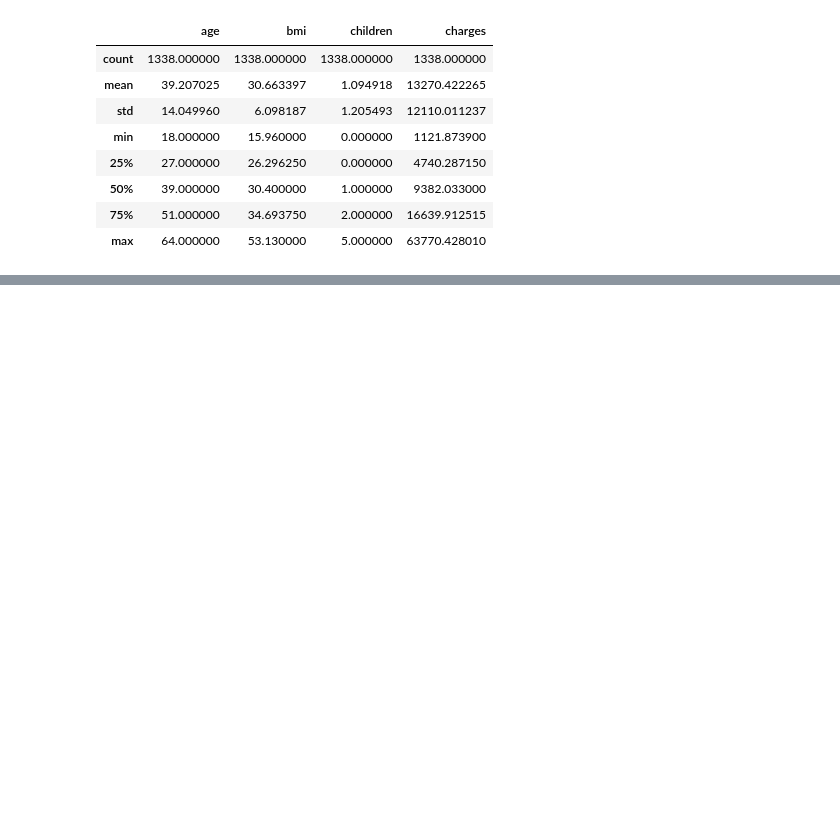
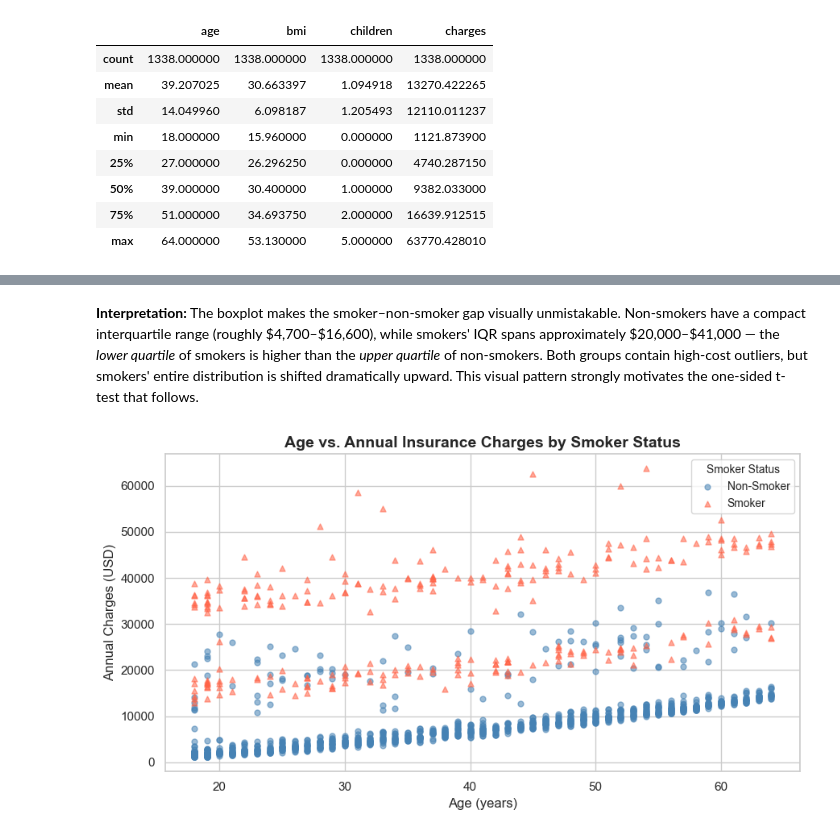
Before and after one commit to sbodrero/conduct-a-statistical-analysis-using-python, a Jupyter notebook: analysis.ipynb, the cells around one changed output, grey strips where cells are left out. Drawn from its saved outputs; the diff is of its cells as text; code cells hidden in the pictures; blank space fills up the shorter version.

```diff
--- a/analysis.ipynb
+++ b/analysis.ipynb
@@ -120,0 +250,26 @@ df.describe()
+# %% [markdown]
+**Interpretation:** The boxplot makes the smoker–non-smoker gap visually unmistakable. Non-smokers have a compact interquartile range (roughly \$4,700–\$16,600), while smokers' IQR spans approximately \$20,000–\$41,000 — the *lower quartile* of smokers is higher than the *upper quartile* of non-smokers. Both groups contain high-cost outliers, but smokers' entire distribution is shifted dramatically upward. This visual pattern strongly motivates the one-sided t-test that follows.
+# %%
+fig, ax = plt.subplots(figsize=(9, 5))
+
+for label, colour, marker in [("no", "steelblue", "o"), ("yes", "tomato", "^")]:
+    subset = df[df["smoker"] == label]
+    ax.scatter(
+        subset["age"],
+        subset["charges"],
+        c=colour,
+        marker=marker,
+        alpha=0.55,
+        s=25,
+        label="Smoker" if label == "yes" else "Non-Smoker"
+    )
+
+ax.set_title("Age vs. Annual Insurance Charges by Smoker Status", fontsize=14, fontweight="bold")
+ax.set_xlabel("Age (years)", fontsize=12)
+ax.set_ylabel("Annual Charges (USD)", fontsize=12)
+ax.legend(title="Smoker Status", fontsize=10, title_fontsize=10)
+
+plt.tight_layout()
+plt.show()
+# %% [output]
+[figure, added]
```
Also changed, not shown: parts of 20 cells of this notebook, 2 other files.
